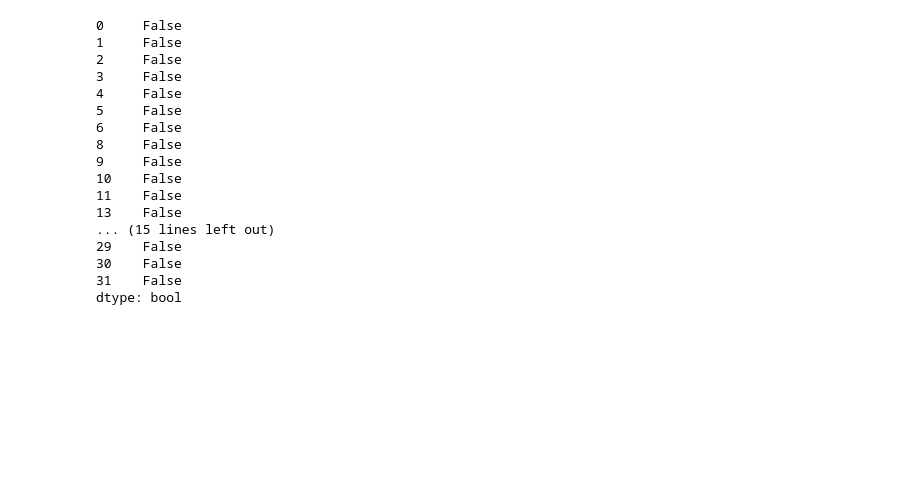
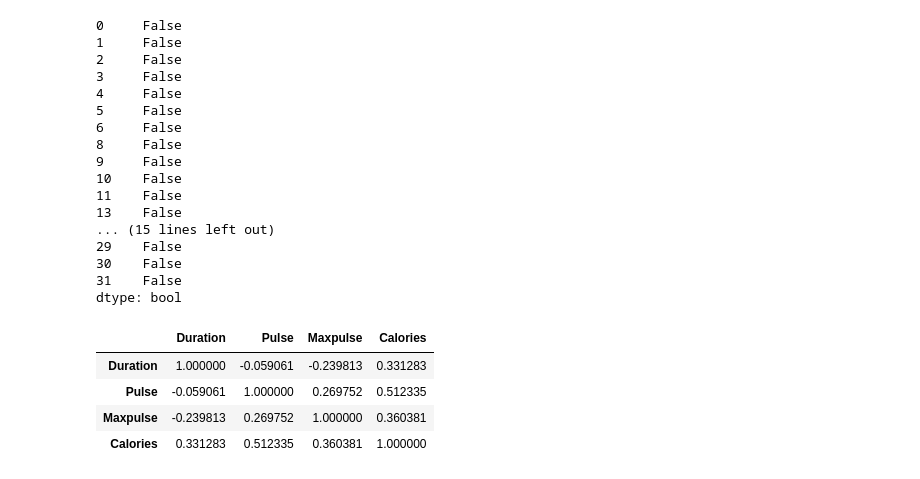
Before and after one commit to Ali-awesome/machine-learning, a Jupyter notebook: Pandas/pandasInside.ipynb, the cells around one changed output. Saved outputs shown, nothing was run; the diff lists cells and outputs as text; code cells hidden in the pictures; blank space fills up the shorter version.

```diff
--- a/Pandas/pandasInside.ipynb
+++ b/Pandas/pandasInside.ipynb
@@ -467,3 +467,12 @@ print(df11.duplicated())
 30    False
 31    False
 dtype: bool
+# %%
+# Finding Carrelation
+df11[['Duration','Pulse','Maxpulse','Calories']].corr()
+# %% [output]
+|  | Duration | Pulse | Maxpulse | Calories |
+| Duration | 1.000000 | -0.059061 | -0.239813 | 0.331283 |
+| Pulse | -0.059061 | 1.000000 | 0.269752 | 0.512335 |
+| Maxpulse | -0.239813 | 0.269752 | 1.000000 | 0.360381 |
+| Calories | 0.331283 | 0.512335 | 0.360381 | 1.000000 |
```
Also changed, not shown: parts of 2 cells of this notebook.
